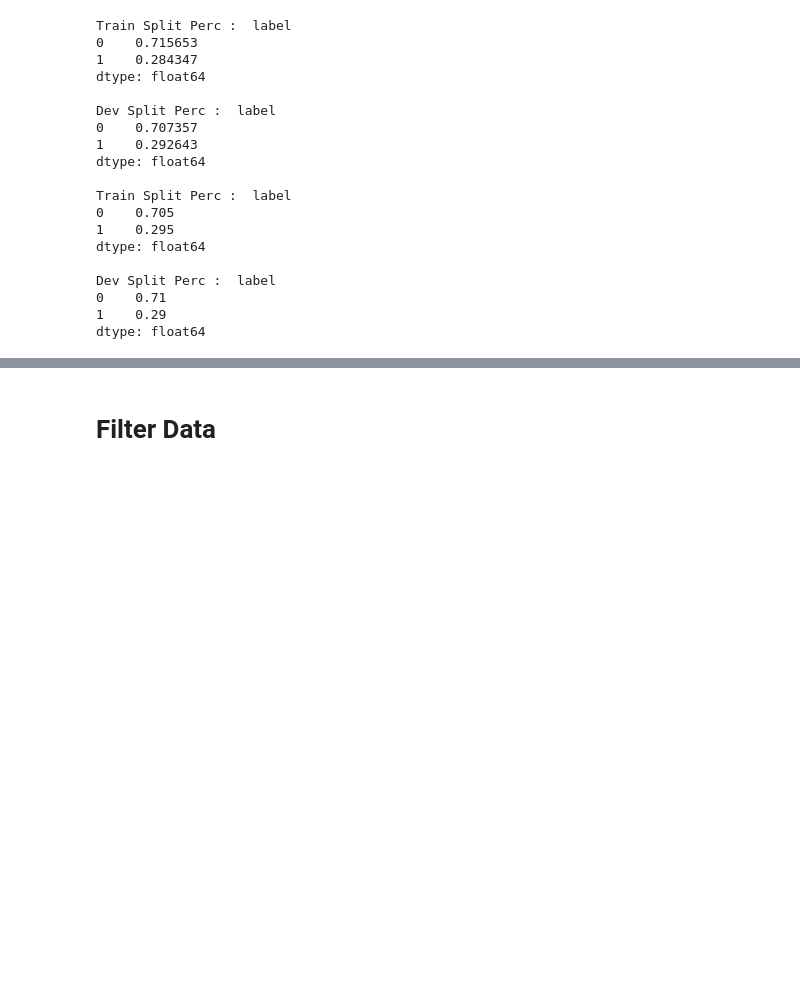
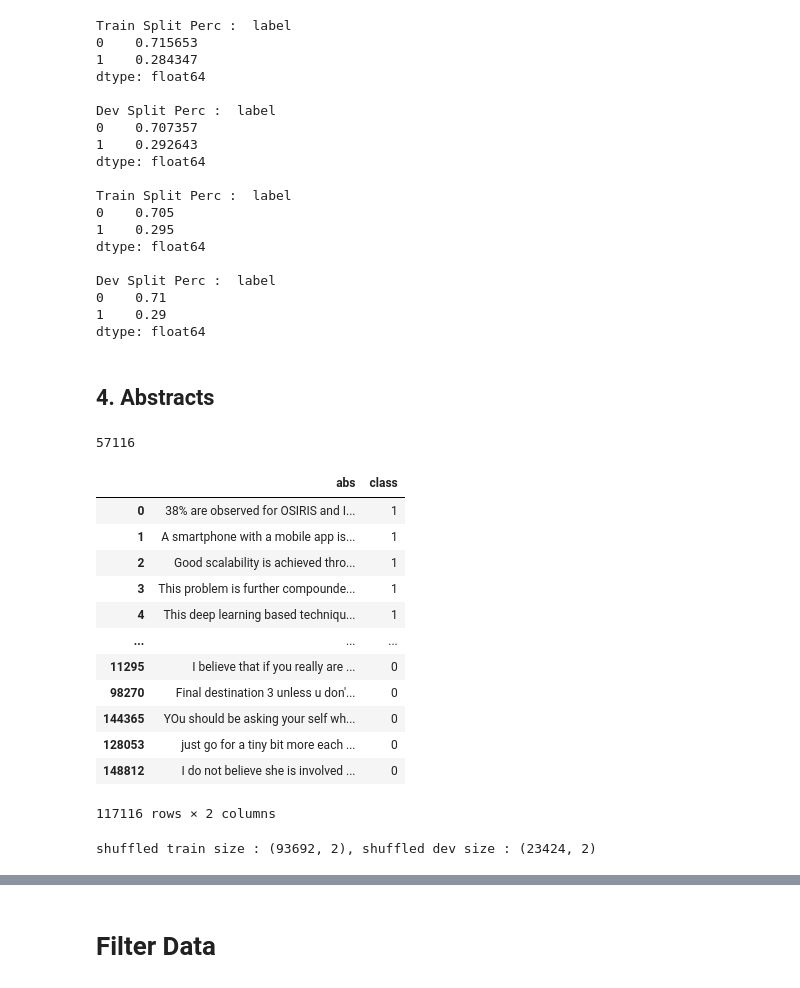
Before and after one commit to nuwandavek/marvin, a Jupyter notebook: ml/notebooks/JointModel_dataprep.ipynb, the cells around one changed output, grey strips where cells are left out. Drawn from its saved outputs; the diff is of its cells as text; code cells hidden in the pictures; blank space fills up the shorter version.

```diff
--- a/ml/notebooks/JointModel_dataprep.ipynb
+++ b/ml/notebooks/JointModel_dataprep.ipynb
@@ -398,3 +398,17 @@ config = {
 
 with open(f"{output_dir_toy}/config.json","w") as fob:
     json.dump(config, fob)
+# %% [markdown]
+## 4. Abstracts
+# %%
+abstract_path = '../data/temp/abstract_sents.csv'
+abstract_train_path = '../data/processed/abstract/train.csv'
+abstract_dev_path = '../data/processed/abstract/dev.csv'
+abstract_config_path = '../data/processed/abstract/config.json'
+output_dir = '../data/processed/abstract'
+# %%
+with open(abstract_path) as fob:
+    abs_data = fob.readlines()
+len(abs_data)
+# %% [output]
+57116
@@ -400,0 +419,34 @@ with open(f"{output_dir_toy}/config.json","w") as fob:
+# %%
+abs_data = [x.strip().strip('\"').strip() for x in abs_data]
+abs_df = pd.DataFrame({'abs':abs_data, 'class': 1})
+formality = pd.read_csv('../data/processed_filtered/formality_full/negative.csv', header=None)
+formality.columns = ['abs','class']
+formality = formality.sample(n=60000,replace=False)
+# %%
+abs_df = pd.concat([abs_df,formality], axis=0)
+abs_df
+# %% [output]
+|  | abs | class |
+| 0 | 38% are observed for OSIRIS and I... | 1 |
+| 1 | A smartphone with a mobile app is... | 1 |
+| 2 | Good scalability is achieved thro... | 1 |
+| 3 | This problem is further compounde... | 1 |
+| 4 | This deep learning based techniqu... | 1 |
+| ... | ... | ... |
+| 11295 | I believe that if you really are ... | 0 |
+| 98270 | Final destination 3 unless u don'... | 0 |
+| 144365 | YOu should be asking your self wh... | 0 |
+| 128053 | just go for a tiny bit more each ... | 0 |
+| 148812 | I do not believe she is involved ... | 0 |
+117116 rows × 2 columns
+# %%
+abs_df = abs_df.sample(frac=1).reset_index(drop=True)
+
+train_samples = int(len(abs_df) *  0.8)
+dev_samples = len(abs_df) - train_samples
+
+dev_df = abs_df.tail(dev_samples)
+train_df = abs_df.head(train_samples)
+print(f"shuffled train size : {train_df.shape}, shuffled dev size : {dev_df.shape}")
+# %% [output]
+shuffled train size : (93692, 2), shuffled dev size : (23424, 2)
```
Also changed, not shown: parts of 31 cells of this notebook, 3 other files.
